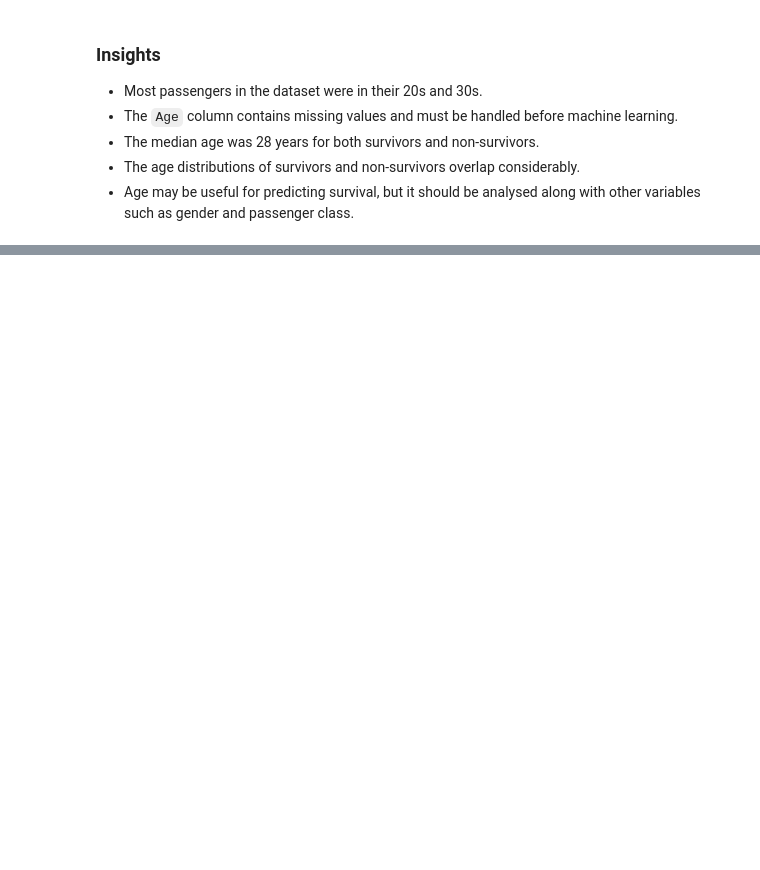
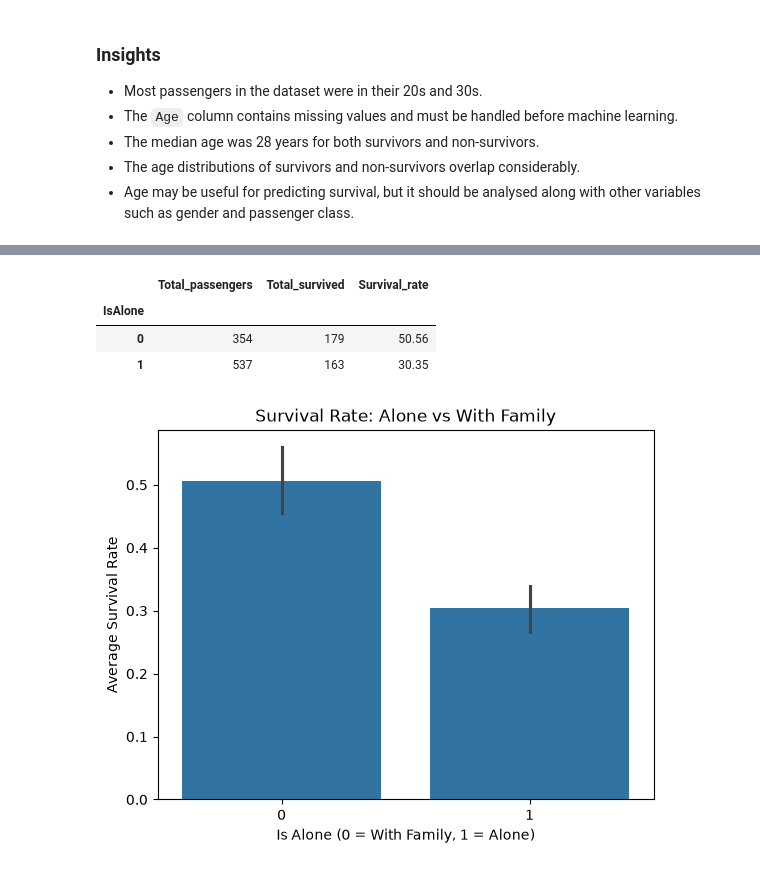
Before and after one commit to Dvnsh-coder/data-science-practice, a Jupyter notebook: Titanic/titanic_eda.ipynb, the cells around one changed output, grey strips where cells are left out. Drawn from its saved outputs; the diff is of its cells as text; code cells hidden in the pictures; blank space fills up the shorter version.

```diff
--- a/Titanic/titanic_eda.ipynb
+++ b/Titanic/titanic_eda.ipynb
@@ -418,0 +490,17 @@ Name: Age, dtype: float64
+# %%
+alone_survival
+# %% [output]
+|  | Total_passengers | Total_survived | Survival_rate |
+| IsAlone |  |  |  |
+| 0 | 354 | 179 | 50.56 |
+| 1 | 537 | 163 | 30.35 |
+# %%
+sns.barplot(data=df, x="IsAlone", y="Survived")
+
+plt.title("Survival Rate: Alone vs With Family")
+plt.xlabel("Is Alone (0 = With Family, 1 = Alone)")
+plt.ylabel("Average Survival Rate")
+
+plt.show()
+# %% [output]
+[figure, added]
```
Also changed, not shown: parts of 13 cells of this notebook.
